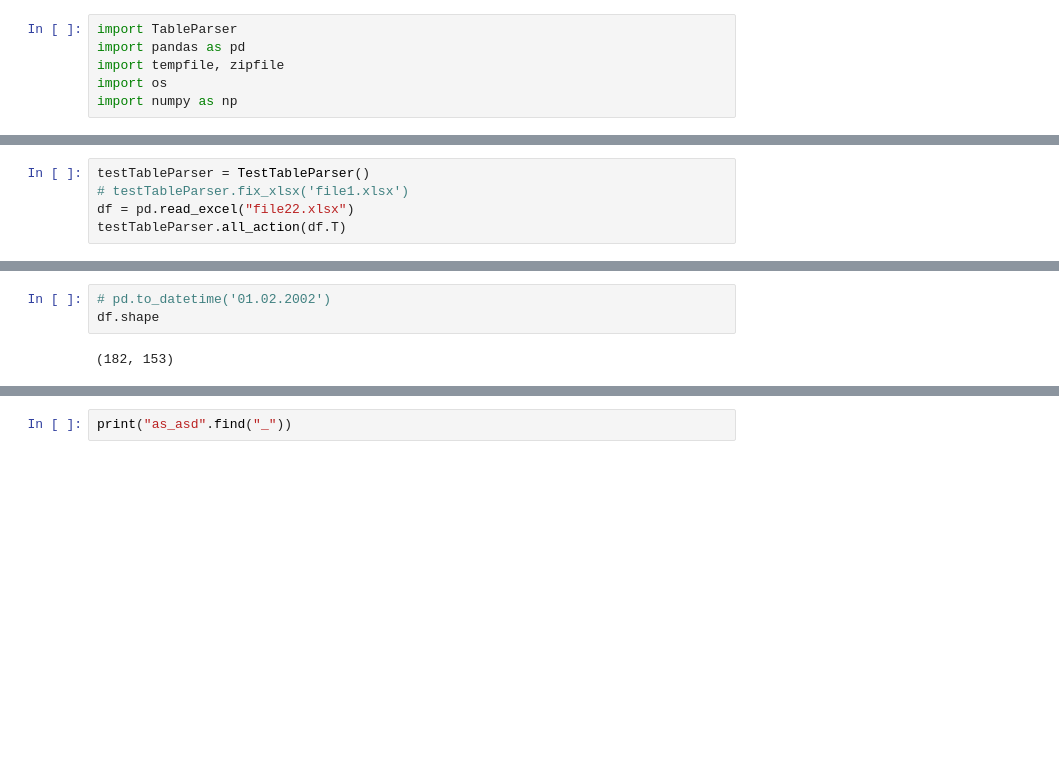
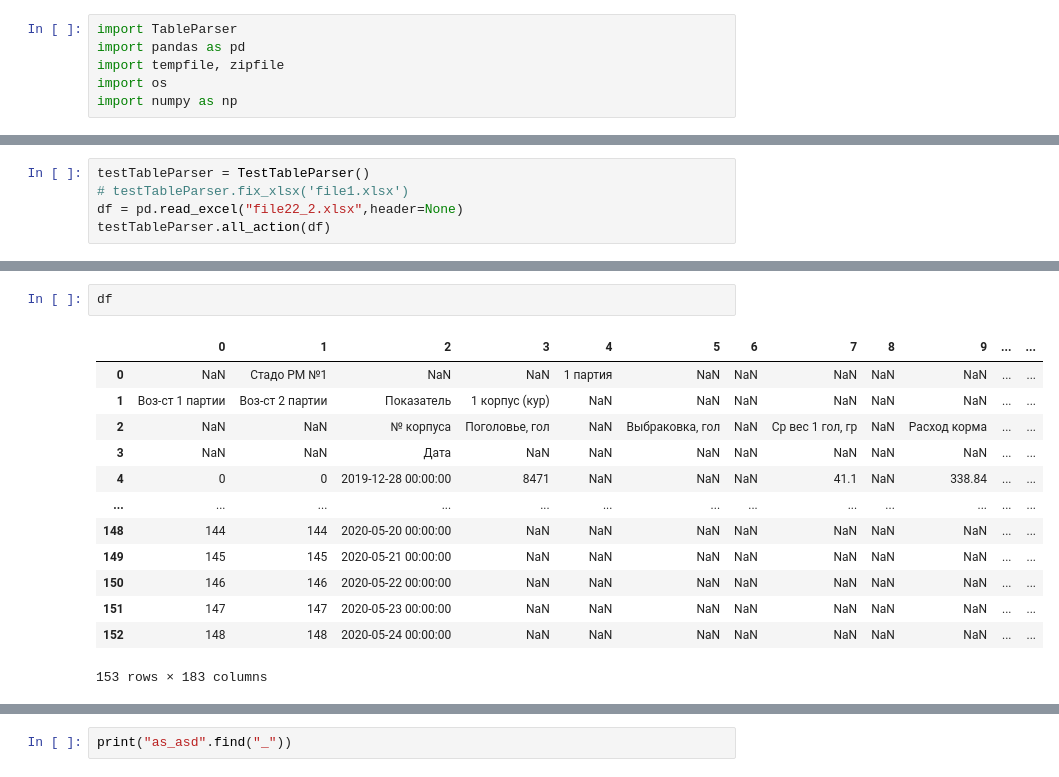
Before and after one commit to irumata/TableParser, a Jupyter notebook: prototypeOf_parser.ipynb, the cells around one changed output, grey strips where cells are left out. Saved outputs shown, nothing was run; the diff lists cells and outputs as text; blank space fills up the shorter version.

Commit message:
update parser

```diff
--- a/prototypeOf_parser.ipynb
+++ b/prototypeOf_parser.ipynb
@@ -125,6 +183,6 @@ class TestTableParser(TableParser.TableParserItem):
 # %%
 testTableParser = TestTableParser()
 # testTableParser.fix_xlsx('file1.xlsx')
-df = pd.read_excel("file22.xlsx")
-testTableParser.all_action(df.T)
+df = pd.read_excel("file22_2.xlsx",header=None)
+testTableParser.all_action(df)
 # %% [output]
@@ -144,6 +202,17 @@ testTableParser.all_action(df.T)
 # %%
-# pd.to_datetime('01.02.2002')
-df.shape
+df
 # %% [output]
+|  | 0 | 1 | 2 | 3 | 4 | 5 | 6 | 7 | 8 | 9 | ... | ... |
+| 0 | NaN | Стадо РМ №1 | NaN | NaN | 1 партия | NaN | NaN | NaN | NaN | NaN | ... | ... |
+| 1 | Воз-ст 1 партии | Воз-ст 2 партии | Показатель | 1 корпус (кур) | NaN | NaN | NaN | NaN | NaN | NaN | ... | ... |
+| 2 | NaN | NaN | № корпуса | Поголовье, гол | NaN | Выбраковка, гол | NaN | Ср вес 1 гол, гр | NaN | Расход корма | ... | ... |
+| 3 | NaN | NaN | Дата | NaN | NaN | NaN | NaN | NaN | NaN | NaN | ... | ... |
+| 4 | 0 | 0 | 2019-12-28 00:00:00 | 8471 | NaN | NaN | NaN | 41.1 | NaN | 338.84 | ... | ... |
+| ... | ... | ... | ... | ... | ... | ... | ... | ... | ... | ... | ... | ... |
+| 148 | 144 | 144 | 2020-05-20 00:00:00 | NaN | NaN | NaN | NaN | NaN | NaN | NaN | ... | ... |
+| 149 | 145 | 145 | 2020-05-21 00:00:00 | NaN | NaN | NaN | NaN | NaN | NaN | NaN | ... | ... |
+| 150 | 146 | 146 | 2020-05-22 00:00:00 | NaN | NaN | NaN | NaN | NaN | NaN | NaN | ... | ... |
+| 151 | 147 | 147 | 2020-05-23 00:00:00 | NaN | NaN | NaN | NaN | NaN | NaN | NaN | ... | ... |
+| 152 | 148 | 148 | 2020-05-24 00:00:00 | NaN | NaN | NaN | NaN | NaN | NaN | NaN | ... | ... |
-(182, 153)
+153 rows × 183 columns
 # %%
```
Also changed, not shown: parts of 4 cells of this notebook, 3 other files.
